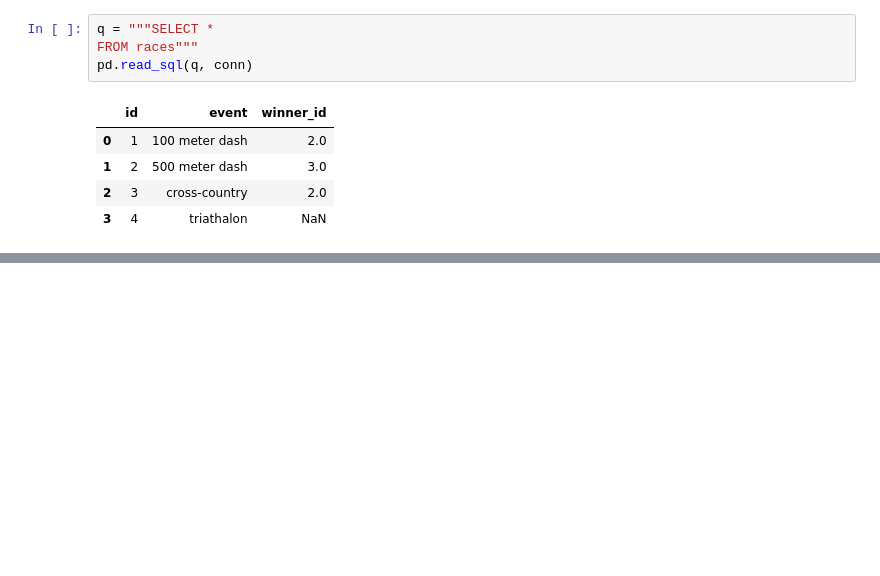
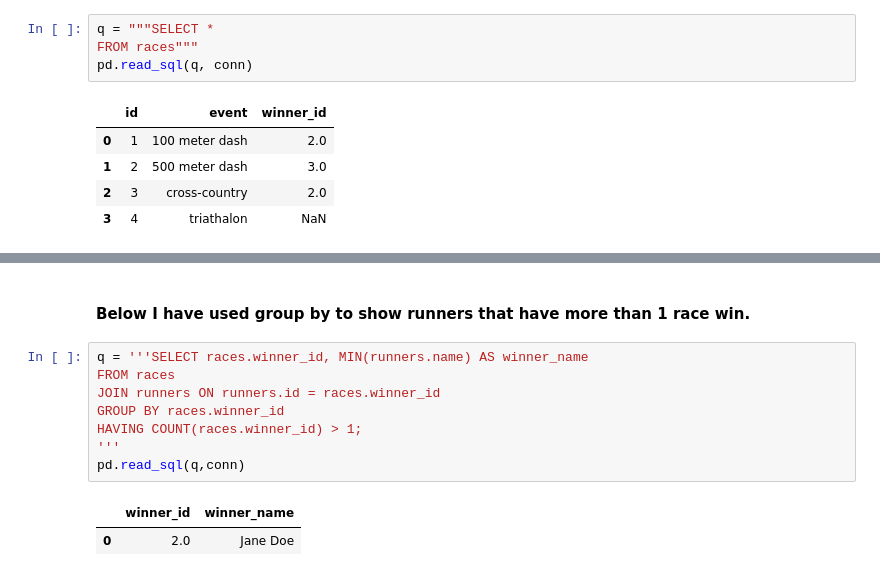
Before and after one commit to parkerholds/collinson_test_parkerh, a Jupyter notebook: Untitled.ipynb, the cells around one changed output, grey strips where cells are left out. Drawn from its saved outputs; the diff is of its cells as text; blank space fills up the shorter version.

```diff
--- a/Untitled.ipynb
+++ b/Untitled.ipynb
@@ -214,0 +259,13 @@ pd.read_sql(q,conn)
+# %% [markdown]
+#### Below I have used group by to show runners that have more than 1 race win.
+# %%
+q = '''SELECT races.winner_id, MIN(runners.name) AS winner_name
+FROM races
+JOIN runners ON runners.id = races.winner_id
+GROUP BY races.winner_id
+HAVING COUNT(races.winner_id) > 1;
+'''
+pd.read_sql(q,conn)
+# %% [output]
+|  | winner_id | winner_name |
+| 0 | 2.0 | Jane Doe |
```
Also changed, not shown: parts of 29 cells of this notebook.
